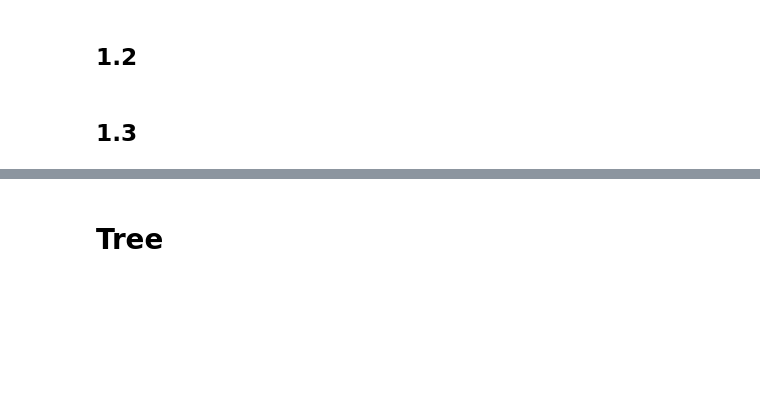
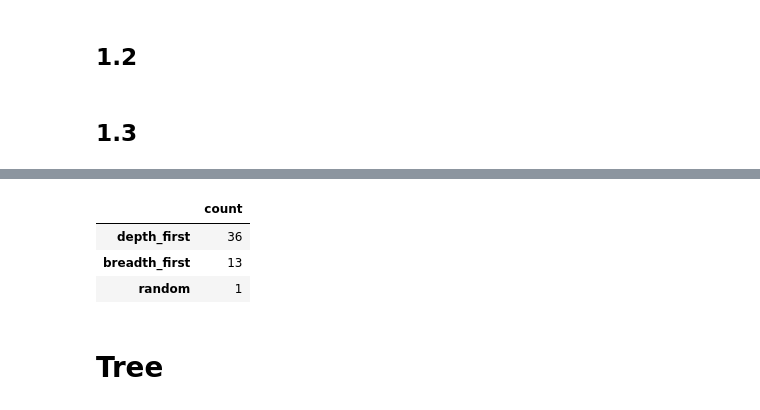
Before and after one commit to silvhua/binary-tree, a Jupyter notebook: notebooks/2024-08-21.ipynb, the cells around one changed output, grey strips where cells are left out. Saved outputs shown, nothing was run; the diff lists cells and outputs as text; code cells hidden in the pictures; blank space fills up the shorter version.

```diff
--- a/notebooks/2024-08-21.ipynb
+++ b/notebooks/2024-08-21.ipynb
@@ -578,3 +466,12 @@ AttributeError: module 'signal' has no attribute 'SIGALRM'
+# %%
+summary = pd.DataFrame(results['fastest'].value_counts())
+summary.index.name = None
+summary
+# %% [output]
+|  | count |
+| depth_first | 36 |
+| breadth_first | 13 |
+| random | 1 |
 # %% [markdown]
 # Tree
 # %%
```
Also changed, not shown: parts of 5 cells of this notebook, 3 other files.
